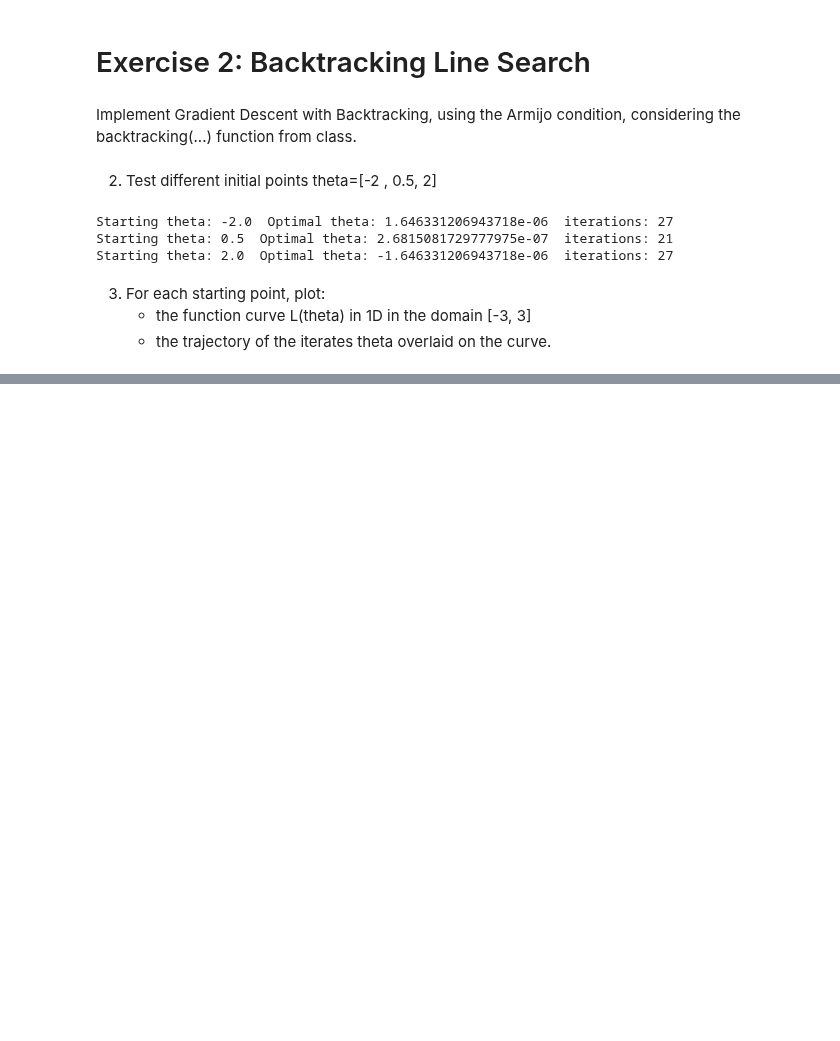
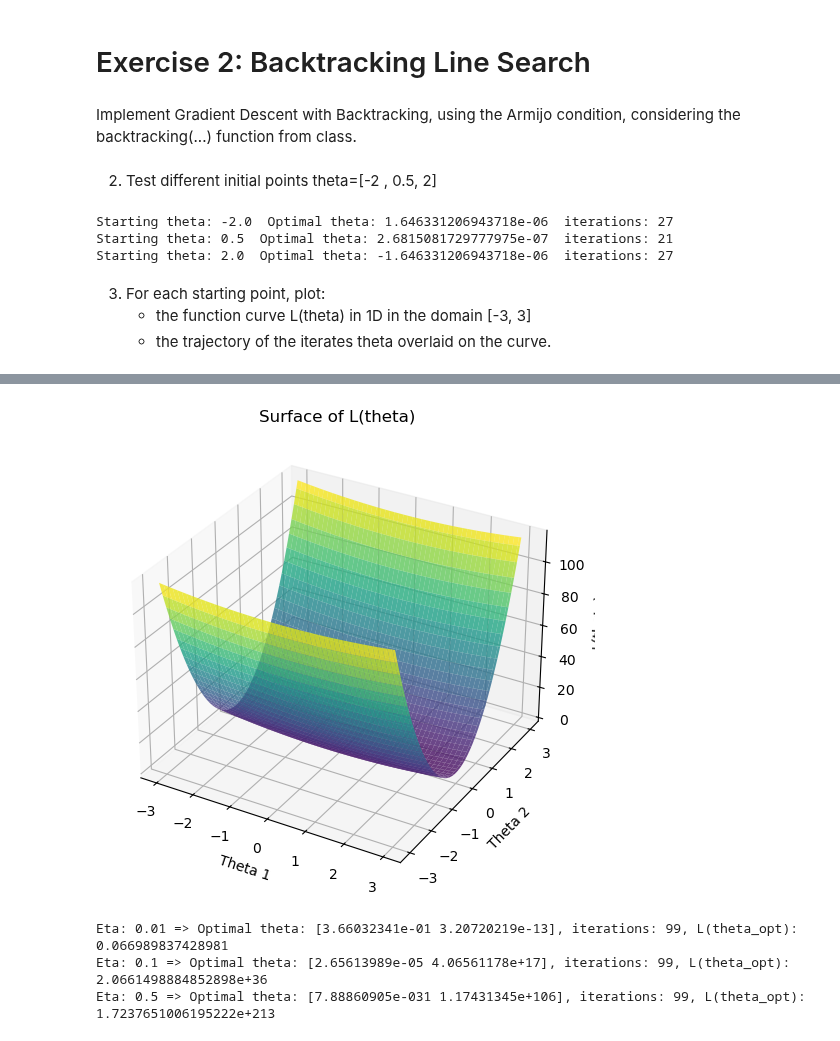
Before and after one commit to SonOfGillas/Satistical_and_Mathematical_Methods_for_machine_learning, a Jupyter notebook: homework/homework-1.ipynb, the cells around one changed output, grey strips where cells are left out. Saved outputs shown, nothing was run; the diff lists cells and outputs as text; code cells hidden in the pictures; blank space fills up the shorter version.

```diff
--- a/homework/homework-1.ipynb
+++ b/homework/homework-1.ipynb
@@ -210,0 +221,6 @@ TypeError: array() got an unexpected keyword argument 'color'
+# %%
+A = np.array([[1.0, 0.0],
+              [0.0, 25.0]])
+
+def l(theta):
+    return 1/2 * theta @ A @ theta.T
@@ -210,0 +252,37 @@ TypeError: array() got an unexpected keyword argument 'color'
+# %%
+theta1_vals = np.linspace(-3, 3, 100)
+theta2_vals = np.linspace(-3, 3, 100)
+Theta1, Theta2 = np.meshgrid(theta1_vals, theta2_vals)
+L_vals = 0.5 * (A[0,0]*Theta1**2 + A[1,1]*Theta2**2)
+
+# Plot tree-dimensional surface of L(theta)
+fig = plt.figure(figsize=(8, 6))
+ax = fig.add_subplot(111, projection='3d')
+ax.plot_surface(Theta1, Theta2, L_vals, cmap='viridis', alpha=0.8)
+ax.set_xlabel('Theta 1')
+ax.set_ylabel('Theta 2')
+ax.set_zlabel('L(theta)')
+ax.set_title('Surface of L(theta)')
+plt.show()
+# %% [output]
+[figure, added]
+# %%
+theta_0 = np.array([1.0, 1.0])
+
+maxit = 100
+tolL = 1e-6
+tolTheta = 1e-6
+etas = np.array([0.01, 0.1, 0.5])
+
+loss_histories = []
+theta_histories = []
+
+for i, eta in enumerate(etas):
+    theta_opt, num_iter, loss_history, theta_history = GD(l, grad_l, theta_0, maxit, eta, tolL, tolTheta)
+    loss_histories.append(loss_history)
+    theta_histories.append(theta_history)
+    print(f"Eta: {eta} => Optimal theta: {theta_opt}, iterations: {num_iter}, L(theta_opt): {l(theta_opt)}")
+# %% [output]
+Eta: 0.01 => Optimal theta: [3.66032341e-01 3.20720219e-13], iterations: 99, L(theta_opt): 0.066989837428981
+Eta: 0.1 => Optimal theta: [2.65613989e-05 4.06561178e+17], iterations: 99, L(theta_opt): 2.0661498884852898e+36
+Eta: 0.5 => Optimal theta: [7.88860905e-031 1.17431345e+106], iterations: 99, L(theta_opt): 1.7237651006195222e+213
```
Also changed, not shown: parts of 7 cells of this notebook.
